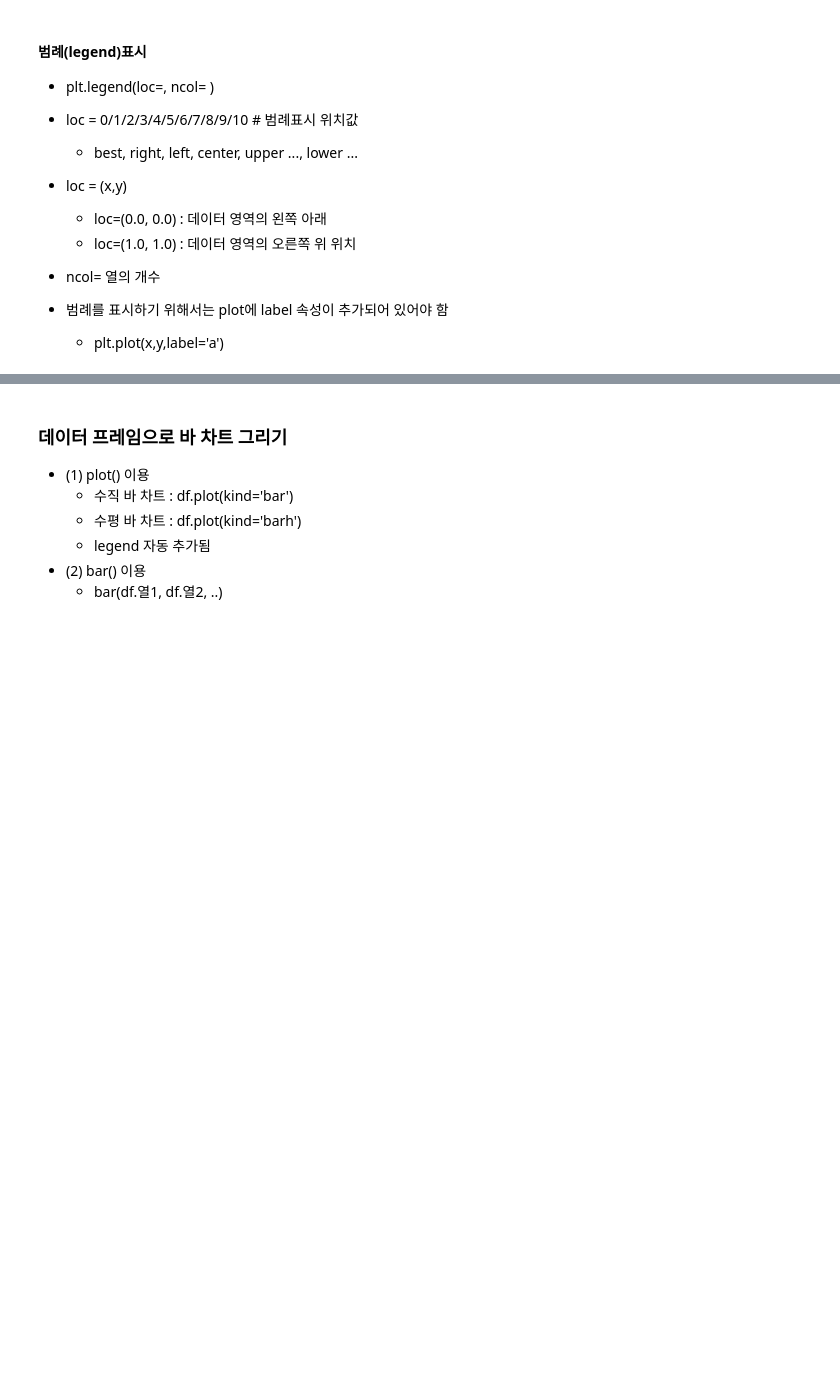
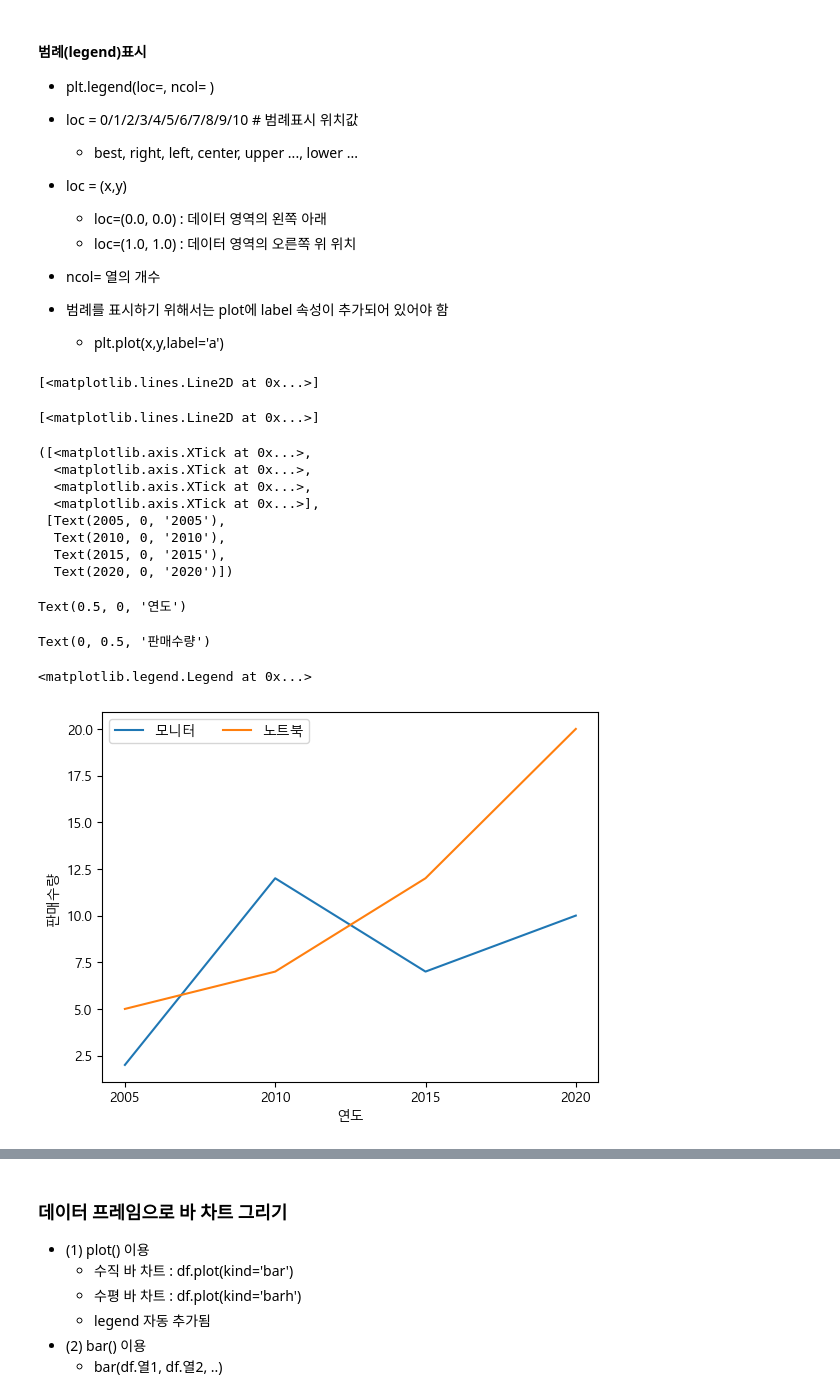
Before and after one commit to BangSungjoon/TIL, a Jupyter notebook: AIWorkspace/source_code/13_시각화 패키지 (matplotlib).ipynb, the cells around one changed output, grey strips where cells are left out. Saved outputs shown, nothing was run; the diff lists cells and outputs as text; code cells hidden in the pictures; blank space fills up the shorter version.

```diff
--- a/AIWorkspace/source_code/13_시각화 패키지 (matplotlib).ipynb
+++ b/AIWorkspace/source_code/13_시각화 패키지 (matplotlib).ipynb
@@ -455,5 +589,49 @@ subplot() 함수 사용
 
 - 범례를 표시하기 위해서는 plot에 label 속성이 추가되어 있어야 함
     - plt.plot(x,y,label='a')
+# %%
+# 범례 표시
+
+# 상품 : 모니터
+# x 축 : 연도
+# y 축 : 판매수량
+
+# 상품 : 노트북
+# x 축 : 연도
+# y 축 : 판매수량
+
+x = [2005, 2010, 2015, 2020]
+y1 = [2,12,7,10] # 모니터 판매수량
+y2 = [5,7,12,20] # 노트북 판매수량
+
+# 2개 상품의 연도별 판매수량 추이 분석
+
+# label 설정
+plt.plot(x, y1, label='모니터')
+plt.plot(x, y2, label='노트북')
+
+plt.xticks(x) # 실선
+
+plt.xlabel('연도')
+plt.ylabel('판매수량')
+
+# 범례표시
+plt.legend(loc='best', ncol=2)
+plt.show()
+# %% [output]
+[<matplotlib.lines.Line2D at 0x...>]
+[<matplotlib.lines.Line2D at 0x...>]
+([<matplotlib.axis.XTick at 0x...>,
+  <matplotlib.axis.XTick at 0x...>,
+  <matplotlib.axis.XTick at 0x...>,
+  <matplotlib.axis.XTick at 0x...>],
+ [Text(2005, 0, '2005'),
+  Text(2010, 0, '2010'),
+  Text(2015, 0, '2015'),
+  Text(2020, 0, '2020')])
+Text(0.5, 0, '연도')
+Text(0, 0.5, '판매수량')
+<matplotlib.legend.Legend at 0x...>
+[figure, added]
 # %% [markdown]
 ### 2. 바 차트 (막대 그래프) : bar() / barh()
```
Also changed, not shown: parts of 55 cells of this notebook, 3 other files.
